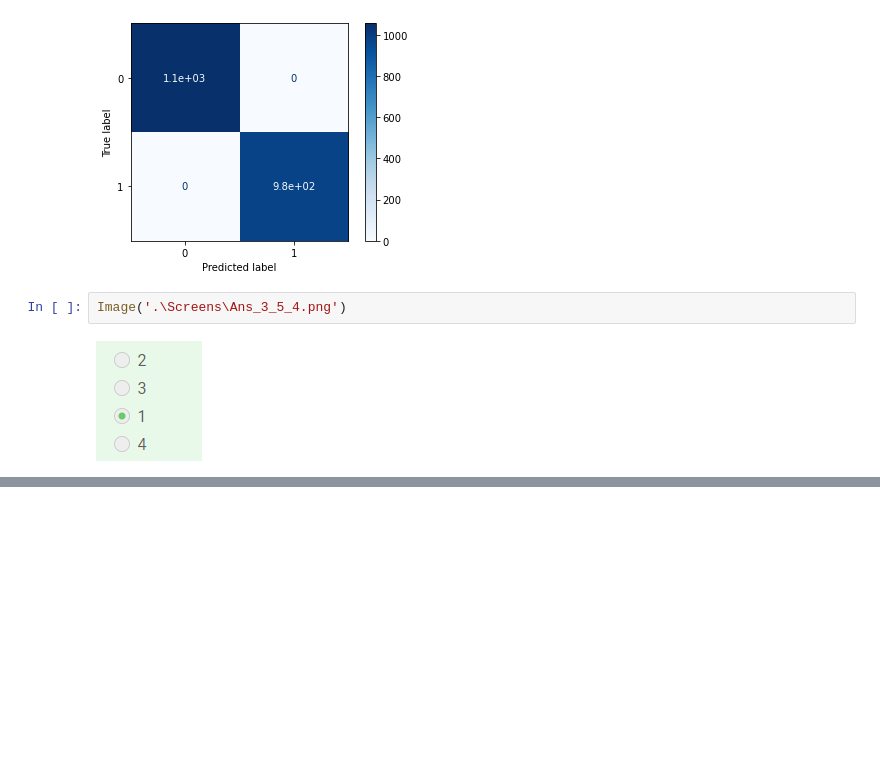
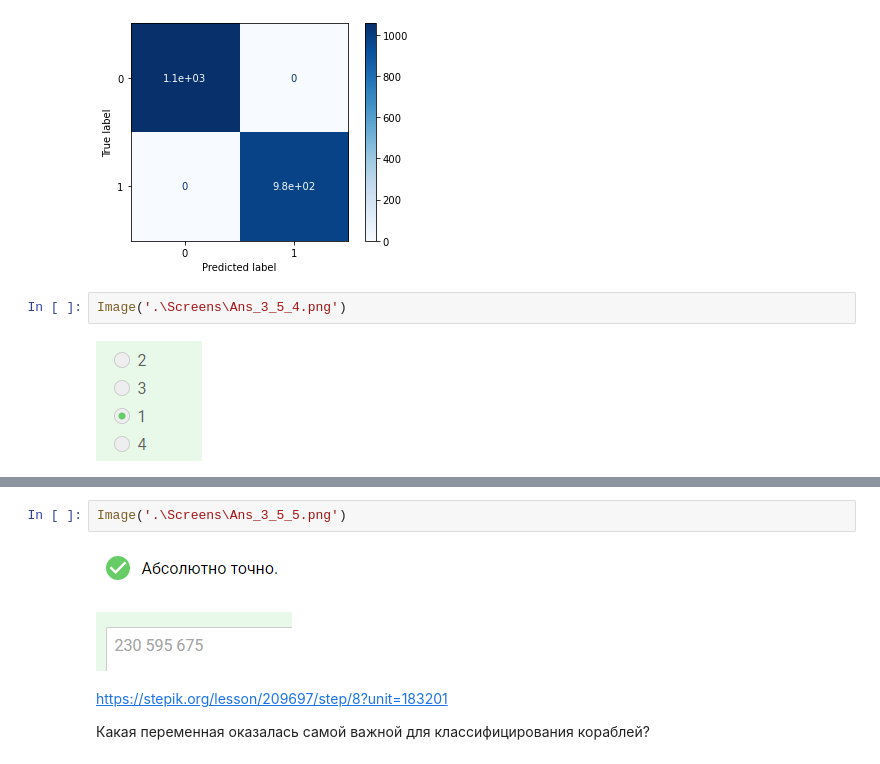
Before and after one commit to vavilovnv/Data-analysis, a Jupyter notebook: Intro to DS and ML/3_RandomForest.ipynb, the cells around one changed output, grey strips where cells are left out. Drawn from its saved outputs; the diff is of its cells as text; blank space fills up the shorter version.

```diff
--- a/Intro to DS and ML/3_RandomForest.ipynb
+++ b/Intro to DS and ML/3_RandomForest.ipynb
@@ -260,0 +342,8 @@ Image('.\Screens\Ans_3_5_4.png')
+# %%
+Image('.\Screens\Ans_3_5_5.png')
+# %% [output]
+[figure, added]
+# %% [markdown]
+https://stepik.org/lesson/209697/step/8?unit=183201
+
+Какая переменная оказалась самой важной для классифицирования кораблей?
```
Also changed, not shown: parts of 21 cells of this notebook.
